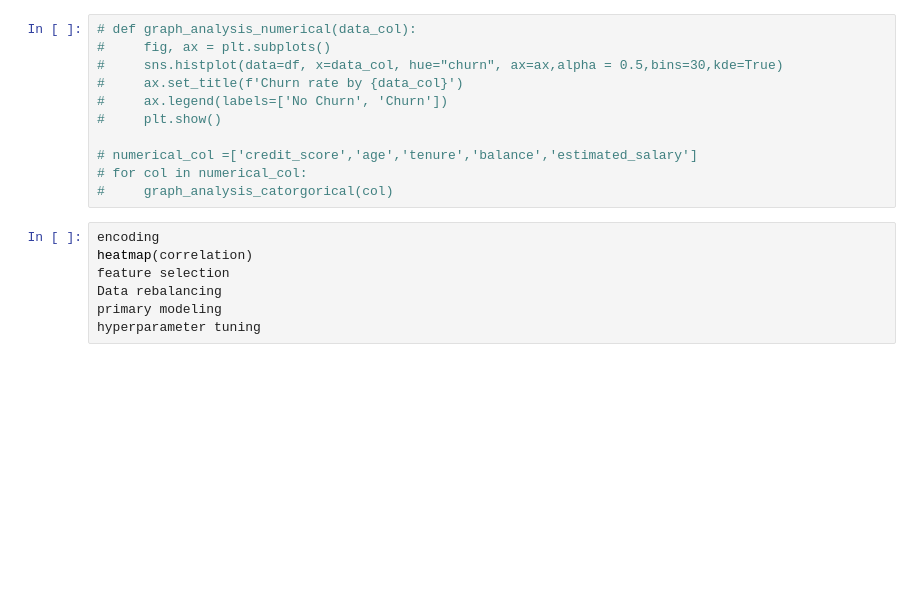
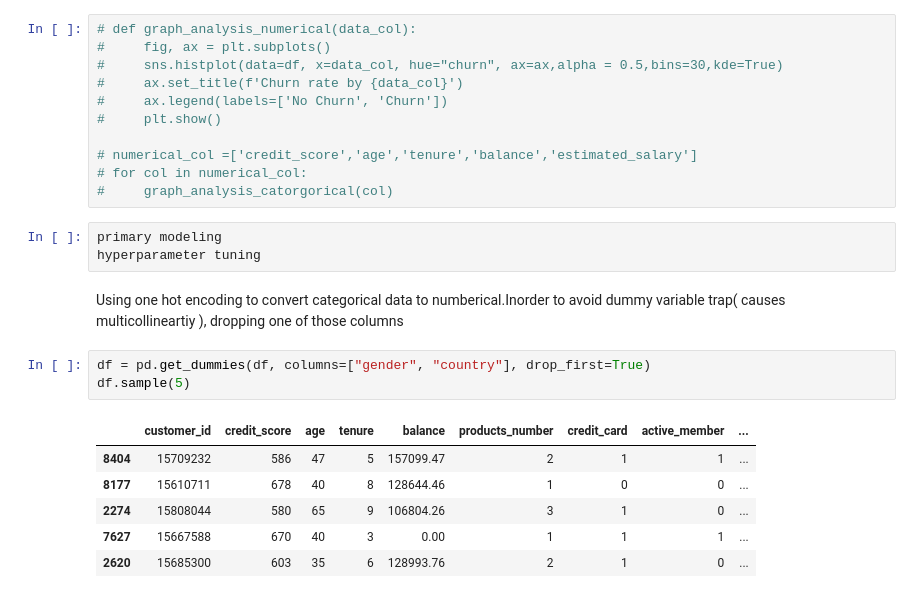
Before and after one commit to vignesh-kannaa/ml-Churn-Prediction, a Jupyter notebook: notebook/EDA.ipynb, the cells around one changed output. Cells and saved outputs as stored; diff of their text form; blank space fills up the shorter version.

```diff
--- a/notebook/EDA.ipynb
+++ b/notebook/EDA.ipynb
@@ -191,13 +203,21 @@ for col in categorical_col:
 # numerical_col =['credit_score','age','tenure','balance','estimated_salary']
 # for col in numerical_col:
 #     graph_analysis_catorgorical(col)
-# %%
-encoding
-heatmap(correlation)
-feature selection
-Data rebalancing
-primary modeling
-hyperparameter tuning
+# %%
+primary modeling
+hyperparameter tuning
+# %% [markdown]
+Using one hot encoding to convert categorical data to numberical.Inorder to avoid dummy variable trap( causes multicollineartiy ), dropping one of those columns
+# %%
+df = pd.get_dummies(df, columns=["gender", "country"], drop_first=True)
+df.sample(5)
+# %% [output]
+|  | customer_id | credit_score | age | tenure | balance | products_number | credit_card | active_member | ... |
+| 8404 | 15709232 | 586 | 47 | 5 | 157099.47 | 2 | 1 | 1 | ... |
+| 8177 | 15610711 | 678 | 40 | 8 | 128644.46 | 1 | 0 | 0 | ... |
+| 2274 | 15808044 | 580 | 65 | 9 | 106804.26 | 3 | 1 | 0 | ... |
+| 7627 | 15667588 | 670 | 40 | 3 | 0.00 | 1 | 1 | 1 | ... |
+| 2620 | 15685300 | 603 | 35 | 6 | 128993.76 | 2 | 1 | 0 | ... |
 # %%
 # finding the correlation between the features
 corr = df.astype(float).corr()
```
Also changed, not shown: parts of 19 cells of this notebook.
